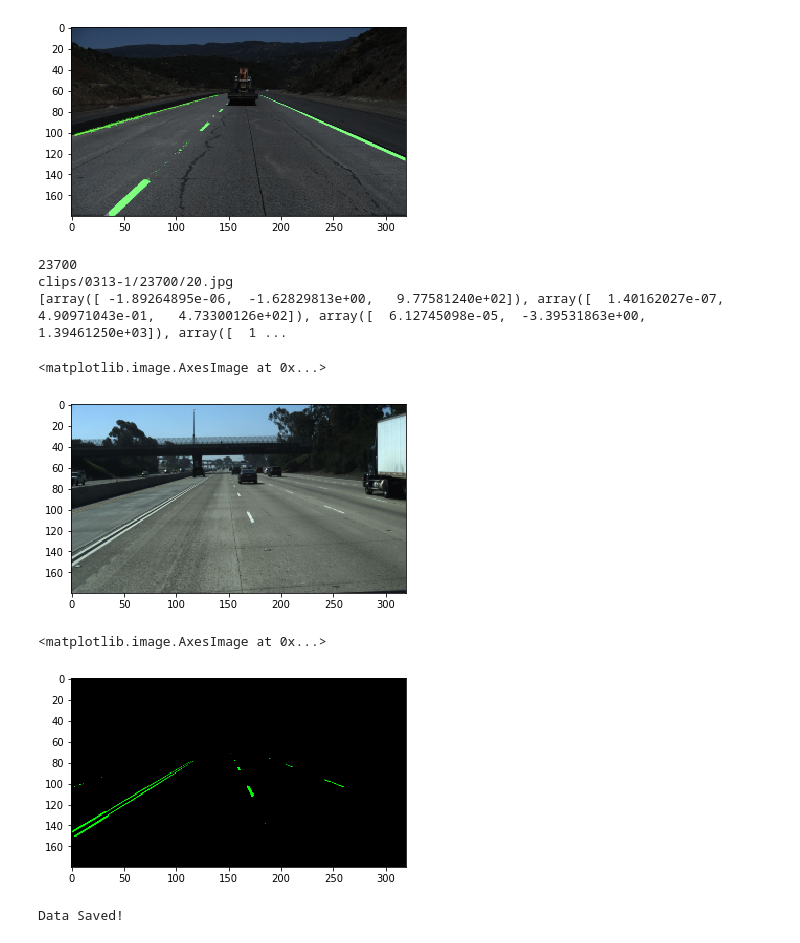
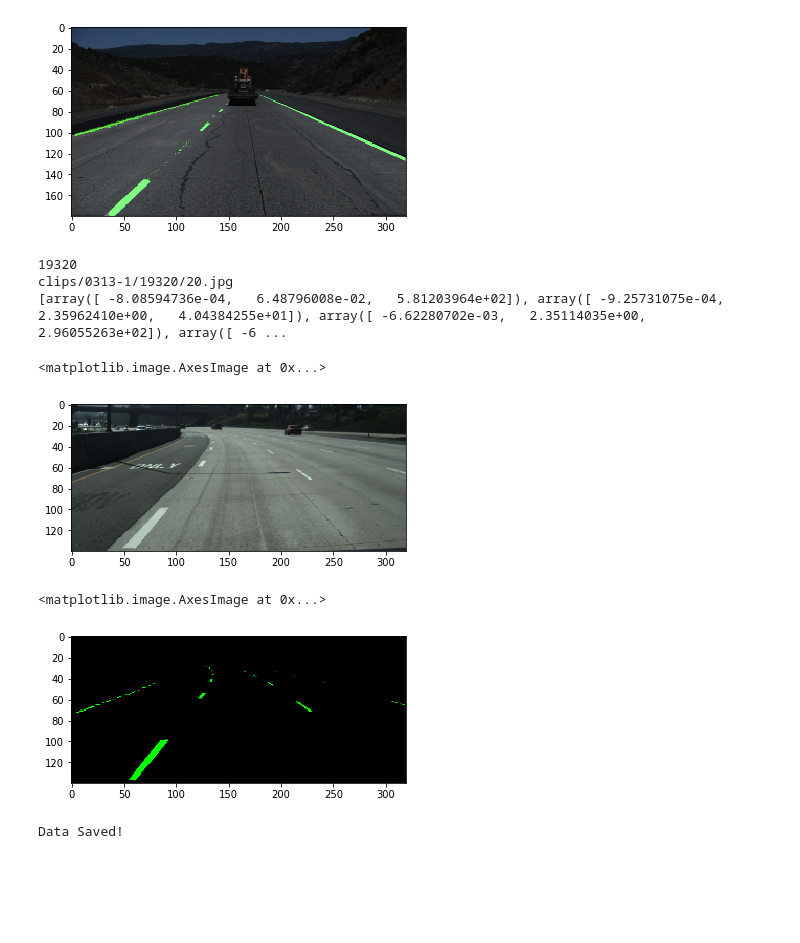
Before and after one commit to KiqueGar/Data_Lane, a Jupyter notebook: Lane Detection.ipynb, the cells around one changed output. Saved outputs shown, nothing was run; the diff lists cells and outputs as text; code cells hidden in the pictures; blank space fills up the shorter version.

Commit message:
Adds Neural Network model
- Preprocessed Data
- - Image Size cropped
- Json files united in one

```diff
--- a/Lane Detection.ipynb
+++ b/Lane Detection.ipynb
@@ -217,8 +217,8 @@ for i in range(len(json_gt)):
     names.append(name)
     rute.append(test_data[0])
     polys.append(poly)
-    x.append(img)
-    y.append(mask)
+    x.append(img[40:,:,:])
+    y.append(mask[40:,:,:])
     if (i%180 == 0):
         print("Working on data: ", i)
 
@@ -252,20 +252,22 @@ Working on data:  3600
 Dump Done!
 [figure]
 # %%
-print(names[2])
-print(rute[2])
-print(polys[2])
-plt.imshow(x[2])
+print(names[17])
+print(rute[17])
+print(polys[17])
+#img = x[17][40:,:,:]
+#plt.imshow(img)
+plt.imshow(x[17])
 # %% [output]
-23700
-clips/0313-1/23700/20.jpg
-[array([ -1.89264895e-06,  -1.62829813e+00,   9.77581240e+02]), array([  1.40162027e-07,   4.90971043e-01,   4.73300126e+02]), array([  6.12745098e-05,  -3.39531863e+00,   1.39461250e+03]), array([  1 ...
+19320
+clips/0313-1/19320/20.jpg
+[array([ -8.08594736e-04,   6.48796008e-02,   5.81203964e+02]), array([ -9.25731075e-04,   2.35962410e+00,   4.04384255e+01]), array([ -6.62280702e-03,   2.35114035e+00,   2.96055263e+02]), array([ -6 ...
 <matplotlib.image.AxesImage at 0x...>
-[figure, old version]
+[figure, new version]
 # %%
-plt.imshow(y[2])
+plt.imshow(y[17])
 # %% [output]
 <matplotlib.image.AxesImage at 0x...>
-[figure, old version]
+[figure, new version]
 # %%
 import pickle
```
Also changed, not shown: parts of 1 cell of this notebook, 2 other files.
